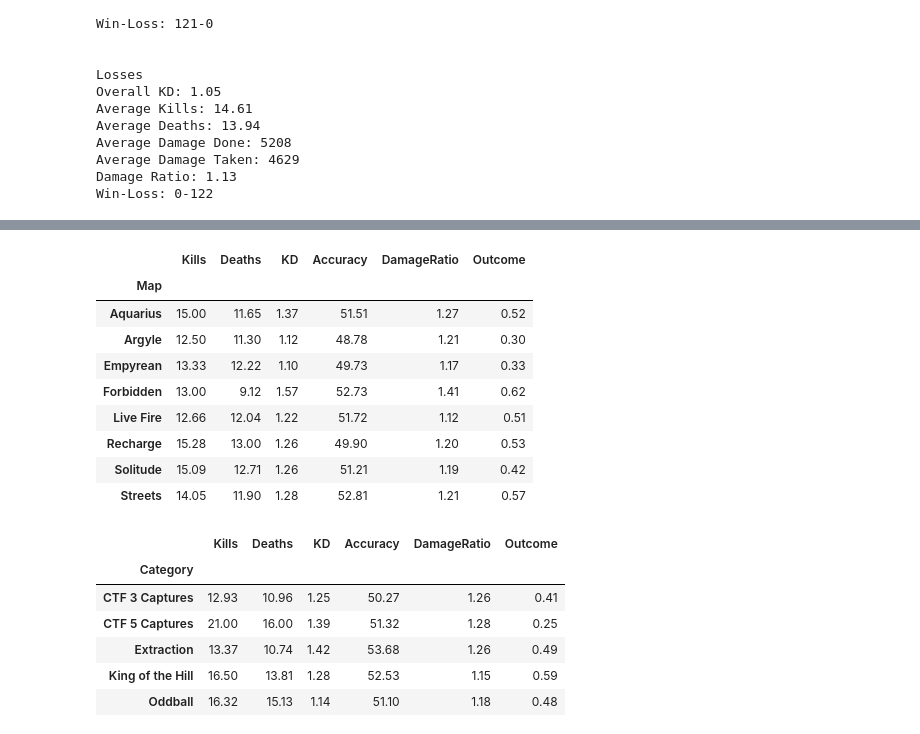
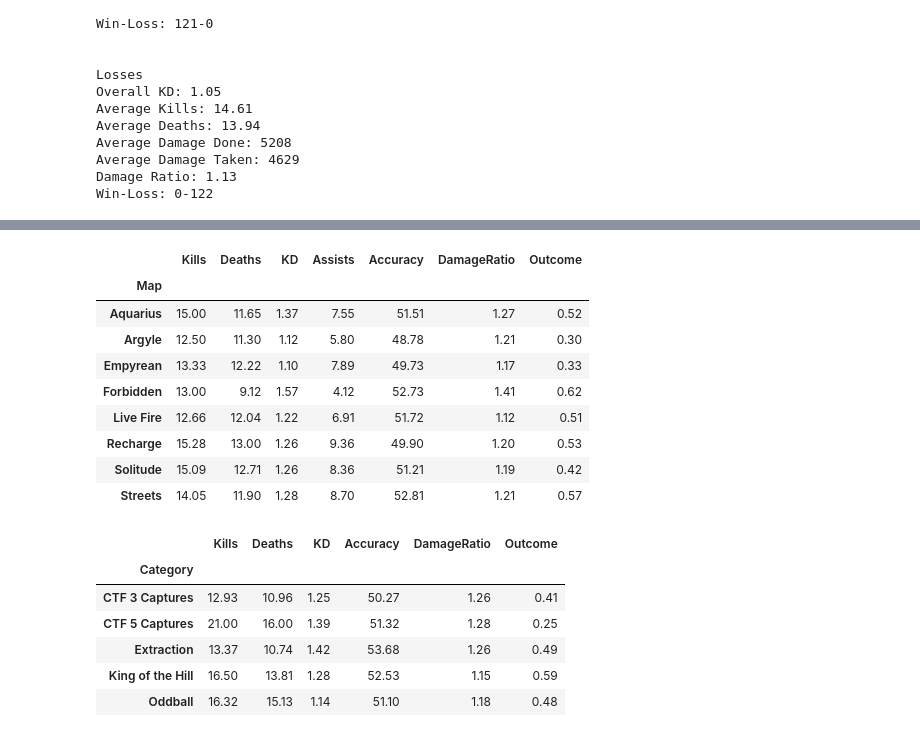
Before and after one commit to palmerac/Halo, a Jupyter notebook: halo.ipynb, the cells around one changed output, grey strips where cells are left out. Saved outputs shown, nothing was run; the diff lists cells and outputs as text; code cells hidden in the pictures.

```diff
--- a/halo.ipynb
+++ b/halo.ipynb
@@ -32,17 +32,27 @@ memory usage: 101.4+ KB
 df['Date'] = pd.to_datetime(df['Date'])
 df['LengthMinutes'] = df['LengthSeconds'] / 60
 df['DamageRatio'] = df['DamageDone'] / df['DamageTaken']
+df['Kills/10Min'] = (df['Kills'] / df['LengthMinutes']) * 10
+df['Deaths/10Min'] = (df['Deaths'] / df['LengthMinutes']) * 10
+df['Assists/10Min'] = (df['Assists'] / df['LengthMinutes']) * 10
+df['Dmg/10Min'] = (df['DamageDone'] / df['LengthMinutes']) * 10
+df['DmgT/10Min'] = (df['DamageTaken'] / df['LengthMinutes']) * 10
 df['ExcessKills'] = df['Kills'] - df['ExpectedKills']
 df['ExcessDeaths'] = df['ExpectedDeaths'] - df['Deaths']
 df['LifetimeKD'] = df['Kills'].cumsum() / df['Deaths'].cumsum()
 df['LifetimeDmgRatio'] = df['DamageDone'].cumsum() / df['DamageTaken'].cumsum()
+
 df = df.drop(['Player', 'MatchId', 'Input', 'Queue', 'Mmr', 'Csr'],axis=1)
 dfR = df[df['Playlist'] == 'Ranked Arena']
 dfr = dfR[dfR['Date']> '2023-01-01']
 dfr = dfr[dfr['Outcome'] != 'Draw']
 dfr = dfr[dfr['Outcome'] != 'Left']
 dfr['Outcome'] = dfr['Outcome'].map({'Win': 1, 'Loss': 0})
-dfr = dfr.drop('Playlist', axis=1)
+dfr['LifetimeWinRate'] = (dfr['Outcome'].cumsum() /
+                          (dfr['Outcome'].cumsum() +
+                           dfr['Outcome'].eq(0).cumsum())).fillna(0)
+dfr = dfr.drop('Playlist', axis=1).reset_index()
+dfr.to_csv('df.csv')
 dfr.info()
 # %% [output]
 <class 'pandas.core.frame.DataFrame'>
@@ -110,0 +124,19 @@ plt.show()
+# %%
+# Smooth the LifetimeWinRate using a 10-game moving average
+dfr['SmoothedWinRate'] = dfr['LifetimeWinRate'].rolling(window=15).mean()
+
+plt.figure(figsize=(14,8))
+ax1 = plt.gca()
+ax2 = ax1.twinx()
+ax1.plot(dfr['LifetimeKD'], label='KD' )
+ax1.plot(dfr['LifetimeDmgRatio'], label='Damage')
+ax2.plot(dfr['SmoothedWinRate'], color='green', label='Smoothed Win Rate')
+ax1.set_title('Damage, KD Ratio, and Win Rate over Time', fontsize=18)
+ax1.set_xlabel('Games Played')
+ax1.set_ylabel('KD Ratio / Damage Ratio')
+ax2.set_ylabel('Win Rate')
+ax1.legend(loc='upper left')
+ax2.legend(loc='upper right')
+plt.tight_layout()
+plt.savefig('Plots/DamKDRatiosWinRate.png', dpi=300)
+plt.show()
@@ -207,26 +251,26 @@ NameError: name 'mapKD' is not defined
 # %%
 mapKD = dfr.pivot_table(index='Map',
-                        values=['Kills', 'Deaths', 'Accuracy', 'KD', 'DamageRatio', 'Outcome'],
+                        values=['Kills', 'Deaths', 'Assists', 'Accuracy', 'KD', 'DamageRatio', 'Outcome'],
                         aggfunc='mean')
 
-desired_col_order = ['Kills', 'Deaths', 'KD', 'Accuracy', 'DamageRatio', 'Outcome']
+desired_col_order = ['Kills', 'Deaths', 'KD', 'Assists', 'Accuracy', 'DamageRatio', 'Outcome']
 
 # Reindex the pivot table with the desired column order
 mapKD = mapKD.reindex(desired_col_order, axis=1)
 mapKD = mapKD.round(2)
 
 mapKD
 # %% [output]
-|  | Kills | Deaths | KD | Accuracy | DamageRatio | Outcome |
-| Map |  |  |  |  |  |  |
-| Aquarius | 15.00 | 11.65 | 1.37 | 51.51 | 1.27 | 0.52 |
-| Argyle | 12.50 | 11.30 | 1.12 | 48.78 | 1.21 | 0.30 |
-| Empyrean | 13.33 | 12.22 | 1.10 | 49.73 | 1.17 | 0.33 |
-| Forbidden | 13.00 | 9.12 | 1.57 | 52.73 | 1.41 | 0.62 |
-| Live Fire | 12.66 | 12.04 | 1.22 | 51.72 | 1.12 | 0.51 |
-| Recharge | 15.28 | 13.00 | 1.26 | 49.90 | 1.20 | 0.53 |
-| Solitude | 15.09 | 12.71 | 1.26 | 51.21 | 1.19 | 0.42 |
-| Streets | 14.05 | 11.90 | 1.28 | 52.81 | 1.21 | 0.57 |
+|  | Kills | Deaths | KD | Assists | Accuracy | DamageRatio | Outcome |
+| Map |  |  |  |  |  |  |  |
+| Aquarius | 15.00 | 11.65 | 1.37 | 7.55 | 51.51 | 1.27 | 0.52 |
+| Argyle | 12.50 | 11.30 | 1.12 | 5.80 | 48.78 | 1.21 | 0.30 |
+| Empyrean | 13.33 | 12.22 | 1.10 | 7.89 | 49.73 | 1.17 | 0.33 |
+| Forbidden | 13.00 | 9.12 | 1.57 | 4.12 | 52.73 | 1.41 | 0.62 |
+| Live Fire | 12.66 | 12.04 | 1.22 | 6.91 | 51.72 | 1.12 | 0.51 |
+| Recharge | 15.28 | 13.00 | 1.26 | 9.36 | 49.90 | 1.20 | 0.53 |
+| Solitude | 15.09 | 12.71 | 1.26 | 8.36 | 51.21 | 1.19 | 0.42 |
+| Streets | 14.05 | 11.90 | 1.28 | 8.70 | 52.81 | 1.21 | 0.57 |
 # %%
 catKD = dfr.pivot_table(index='Category',
                         values=['Kills', 'Deaths', 'Accuracy', 'KD', 'DamageRatio', 'Outcome'],
```
Also changed, not shown: parts of 8 cells of this notebook, 10 other files.
